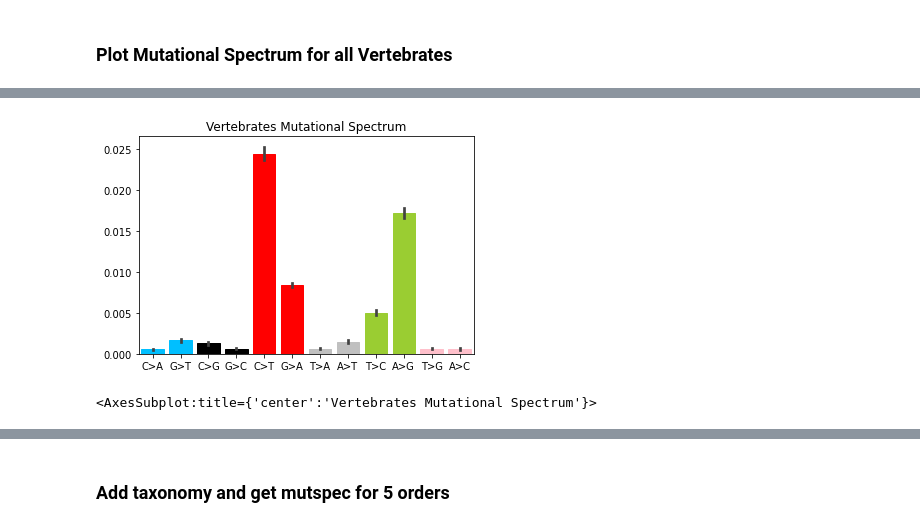
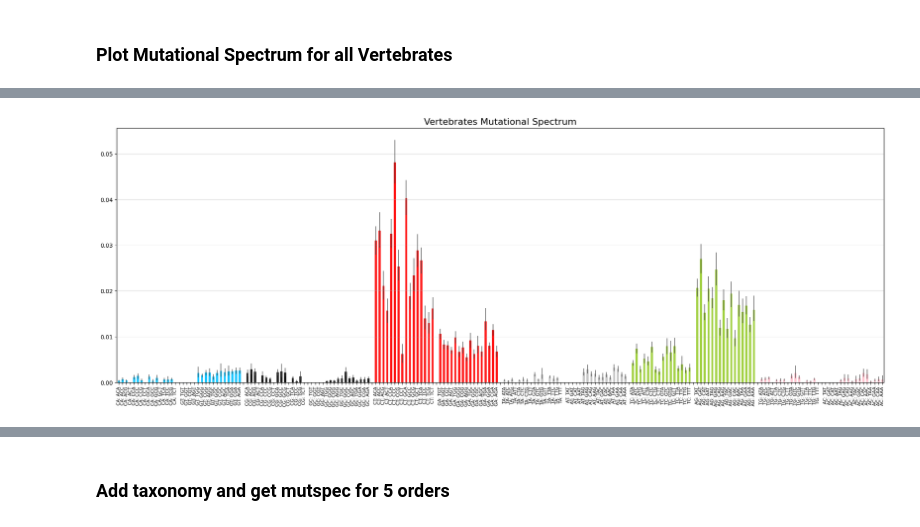
Before and after one commit to mitoclub/mtdna-192component-mutspec-chordata, a Jupyter notebook: scripts/get_mutspec.ipynb, the cells around one changed output, grey strips where cells are left out. Saved outputs shown, nothing was run; the diff lists cells and outputs as text; code cells hidden in the pictures.

```diff
--- a/scripts/get_mutspec.ipynb
+++ b/scripts/get_mutspec.ipynb
@@ -15,7 +15,7 @@ from pymutspec.draw import plot_mutspec192, plot_mutspec12
 # %%
 counted_codons = pd.read_csv("../data/counted_codons_cytb.csv")
 counted_codons = counted_codons.drop("Gene", axis=1)
-counted_codons  = counted_codons.drop("Unnamed: 0", axis=1)
+# counted_codons  = counted_codons.drop("Unnamed: 0", axis=1)
 counted_codons.head()
 # %% [output]
 |  | Species | ExpectedObserved | A[A>G]A | A[A>G]C | A[A>G]G | A[A>G]T | A[C>T]A | A[C>T]C | A[C>T]G | A[C>T]T | ... |
@@ -110,7 +119,5 @@ mutspecs.head()
 # %%
-mut12_cont = mutspecs.drop('Mut', axis=1)
-mut12_cont = mut12_cont.rename(columns={'MutBase':'Mut'})
-plot_mutspec12(mut12_cont, title='Vertebrates Mutational Spectrum', savepath='../pictures/MutSpec/Mut12Vert.pdf')
+plot_mutspec192(mutspecs, title='Vertebrates Mutational Spectrum', savepath='../pictures/MutSpec/MutSpec192Vert.pdf',
+                fontname='Courier', ticksize=8, labels_style='long')
 # %% [output]
-[figure, old version]
+[figure, new version]
-<AxesSubplot:title={'center':'Vertebrates Mutational Spectrum'}>
```
Also changed, not shown: parts of 3 cells of this notebook, 7 other files.
